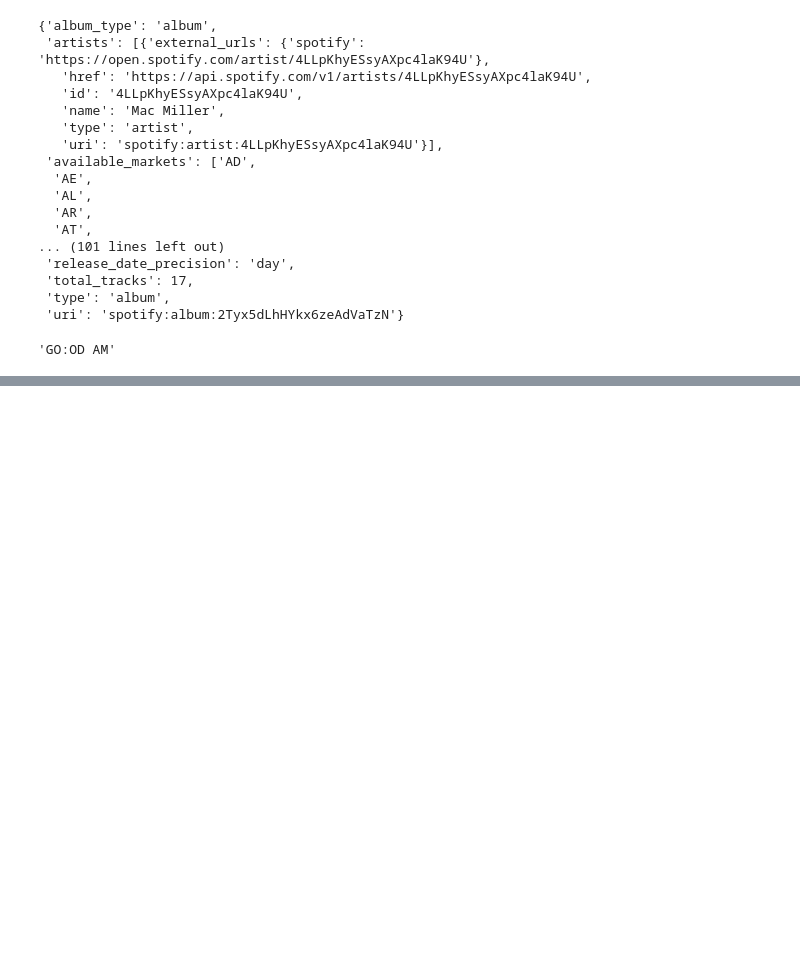
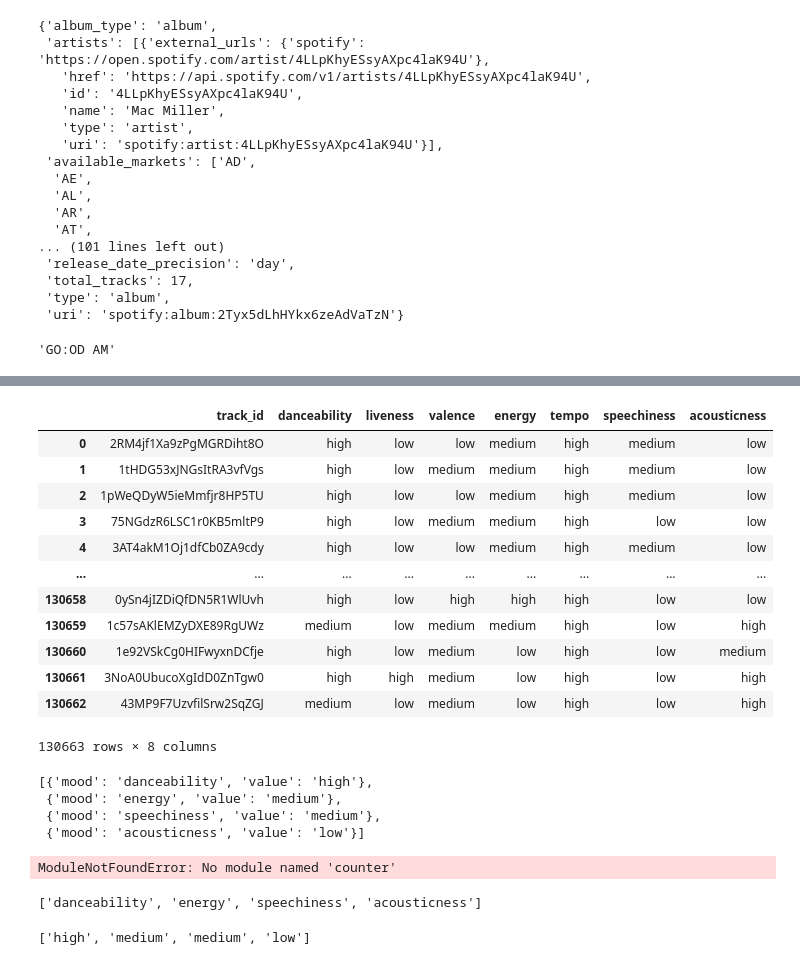
Before and after one commit to SeanBackstrom/spotify-songselector-data, a Jupyter notebook: app/api/data.ipynb, the cells around one changed output, grey strips where cells are left out. Cells and saved outputs as stored; diff of their text form; code cells hidden in the pictures; blank space fills up the shorter version.

```diff
--- a/app/api/data.ipynb
+++ b/app/api/data.ipynb
@@ -78,0 +156,71 @@ NameError: name 'pd' is not defined
+# %%
+df2['danceability'] = df2['danceability'].str.lower()
+df2["danceability"]= df2["danceability"].replace("med", "medium")
+df2['liveness'] = df2['liveness'].str.lower()
+df2["liveness"]= df2["liveness"].replace("med", "medium")
+df2['valence'] = df2['valence'].str.lower()
+df2["valence"]= df2["valence"].replace("med", "medium")
+df2['energy'] = df2['energy'].str.lower()
+df2["energy"]= df2["energy"].replace("med", "medium")
+df2['tempo'] = df2['tempo'].str.lower()
+df2["tempo"]= df2["tempo"].replace("med", "medium")
+df2['speechiness'] = df2['speechiness'].str.lower()
+df2["speechiness"]= df2["speechiness"].replace("med", "medium")
+df2['acousticness'] = df2['acousticness'].str.lower()
+df2["acousticness"]= df2["acousticness"].replace("med", "medium")
+# %%
+df2
+# %% [output]
+|  | track_id | danceability | liveness | valence | energy | tempo | speechiness | acousticness |
+| 0 | 2RM4jf1Xa9zPgMGRDiht8O | high | low | low | medium | high | medium | low |
+| 1 | 1tHDG53xJNGsItRA3vfVgs | high | low | medium | medium | high | medium | low |
+| 2 | 1pWeQDyW5ieMmfjr8HP5TU | high | low | low | medium | high | medium | low |
+| 3 | 75NGdzR6LSC1r0KB5mltP9 | high | low | medium | medium | high | low | low |
+| 4 | 3AT4akM1Oj1dfCb0ZA9cdy | high | low | low | medium | high | medium | low |
+| ... | ... | ... | ... | ... | ... | ... | ... | ... |
+| 130658 | 0ySn4jIZDiQfDN5R1WlUvh | high | low | high | high | high | low | low |
+| 130659 | 1c57sAKlEMZyDXE89RgUWz | medium | low | medium | medium | high | low | high |
+| 130660 | 1e92VSkCg0HIFwyxnDCfje | high | low | medium | low | high | low | medium |
+| 130661 | 3NoA0UbucoXgIdD0ZnTgw0 | high | high | medium | low | high | low | high |
+| 130662 | 43MP9F7UzvfilSrw2SqZGJ | medium | low | medium | low | high | low | high |
+130663 rows × 8 columns
+# %%
+post_return
+# %% [output]
+[{'mood': 'danceability', 'value': 'high'},
+ {'mood': 'energy', 'value': 'medium'},
+ {'mood': 'speechiness', 'value': 'medium'},
+ {'mood': 'acousticness', 'value': 'low'}]
+# %%
+from collections import Counter
+
+
+moods = []
+values = []
+all_mood_names = ['danceability','liveness','valence','energy','tempo','speechiness','acousticness']
+for i in range(0, 7):
+    if i > len(post_return):
+        mood = missing_name
+
+
+
+    mood = post_return[i]['mood']
+    value = post_return[i]['value']
+
+    moods.append(mood)
+    values.append(value)
+
+    # for j in range(0, len(post_return[i])):
+     #   if
+
+result = list((Counter(C) - Counter(D)).elements())
+# %% [output]
+ModuleNotFoundError: No module named 'counter'
+# %%
+moods
+# %% [output]
+['danceability', 'energy', 'speechiness', 'acousticness']
+# %%
+values
+# %% [output]
+['high', 'medium', 'medium', 'low']
```
Also changed, not shown: parts of 17 cells of this notebook, 1 other file.
